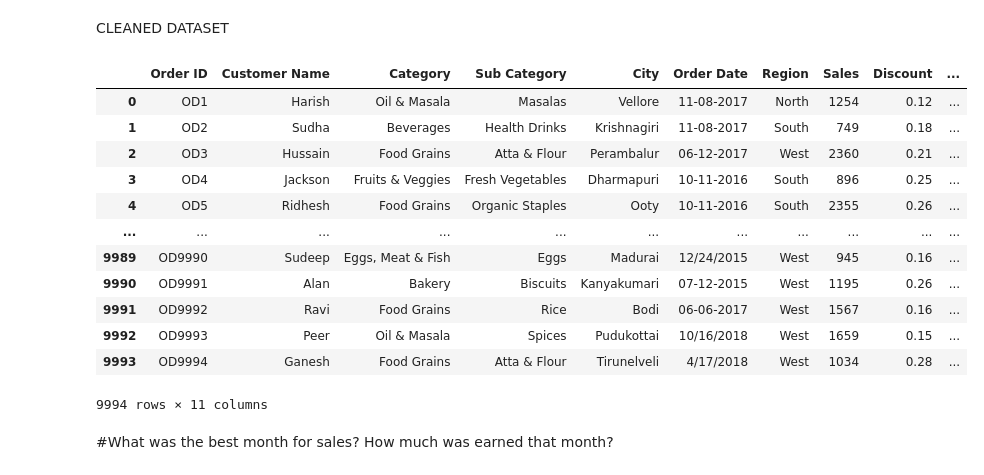
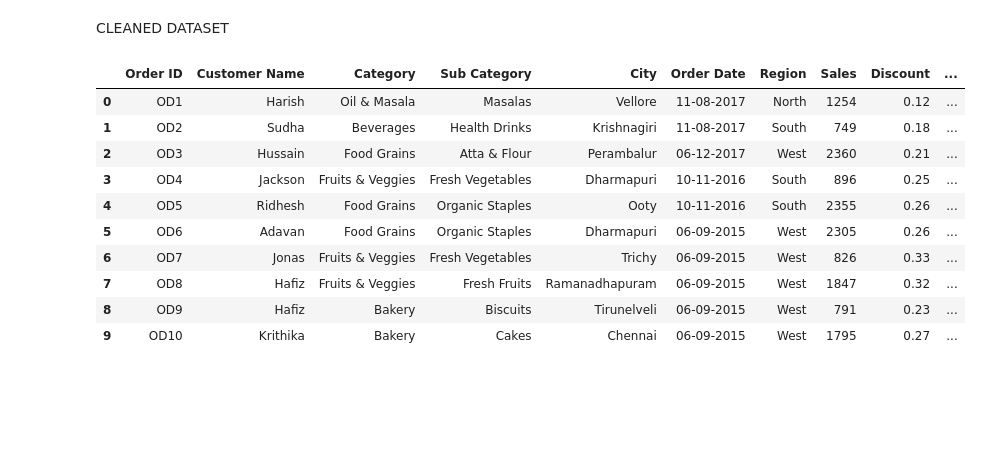
Before and after one commit to wandieinnocents/sales_analysis_pyhon_thesis_v3, a Jupyter notebook: v3_A_MULTIMODAL_ML_FRAMEWORK_FOR_BUSINESS_PERFORMANCE_ANALYSIS_Research_progress_v3.ipynb, the cells around one changed output. Cells and saved outputs as stored; diff of their text form; code cells hidden in the pictures; blank space fills up the shorter version.

```diff
--- a/v3_A_MULTIMODAL_ML_FRAMEWORK_FOR_BUSINESS_PERFORMANCE_ANALYSIS_Research_progress_v3.ipynb
+++ b/v3_A_MULTIMODAL_ML_FRAMEWORK_FOR_BUSINESS_PERFORMANCE_ANALYSIS_Research_progress_v3.ipynb
@@ -81,20 +89,16 @@ df=df.dropna(how='all')
 CLEANED DATASET
 # %%
 # cleaned dataset
-df
+df.head(10)
 # %% [output]
 |  | Order ID | Customer Name | Category | Sub Category | City | Order Date | Region | Sales | Discount | ... |
 | 0 | OD1 | Harish | Oil & Masala | Masalas | Vellore | 11-08-2017 | North | 1254 | 0.12 | ... |
 | 1 | OD2 | Sudha | Beverages | Health Drinks | Krishnagiri | 11-08-2017 | South | 749 | 0.18 | ... |
 | 2 | OD3 | Hussain | Food Grains | Atta & Flour | Perambalur | 06-12-2017 | West | 2360 | 0.21 | ... |
 | 3 | OD4 | Jackson | Fruits & Veggies | Fresh Vegetables | Dharmapuri | 10-11-2016 | South | 896 | 0.25 | ... |
 | 4 | OD5 | Ridhesh | Food Grains | Organic Staples | Ooty | 10-11-2016 | South | 2355 | 0.26 | ... |
-| ... | ... | ... | ... | ... | ... | ... | ... | ... | ... | ... |
-| 9989 | OD9990 | Sudeep | Eggs, Meat & Fish | Eggs | Madurai | 12/24/2015 | West | 945 | 0.16 | ... |
-| 9990 | OD9991 | Alan | Bakery | Biscuits | Kanyakumari | 07-12-2015 | West | 1195 | 0.26 | ... |
-| 9991 | OD9992 | Ravi | Food Grains | Rice | Bodi | 06-06-2017 | West | 1567 | 0.16 | ... |
-| 9992 | OD9993 | Peer | Oil & Masala | Spices | Pudukottai | 10/16/2018 | West | 1659 | 0.15 | ... |
-| 9993 | OD9994 | Ganesh | Food Grains | Atta & Flour | Tirunelveli | 4/17/2018 | West | 1034 | 0.28 | ... |
+| 5 | OD6 | Adavan | Food Grains | Organic Staples | Dharmapuri | 06-09-2015 | West | 2305 | 0.26 | ... |
+| 6 | OD7 | Jonas | Fruits & Veggies | Fresh Vegetables | Trichy | 06-09-2015 | West | 826 | 0.33 | ... |
+| 7 | OD8 | Hafiz | Fruits & Veggies | Fresh Fruits | Ramanadhapuram | 06-09-2015 | West | 1847 | 0.32 | ... |
+| 8 | OD9 | Hafiz | Bakery | Biscuits | Tirunelveli | 06-09-2015 | West | 791 | 0.23 | ... |
+| 9 | OD10 | Krithika | Bakery | Cakes | Chennai | 06-09-2015 | West | 1795 | 0.27 | ... |
-9994 rows × 11 columns
-# %% [markdown]
-#What was the best month for sales? How much was earned that month?
```
Also changed, not shown: parts of 8 cells of this notebook.
